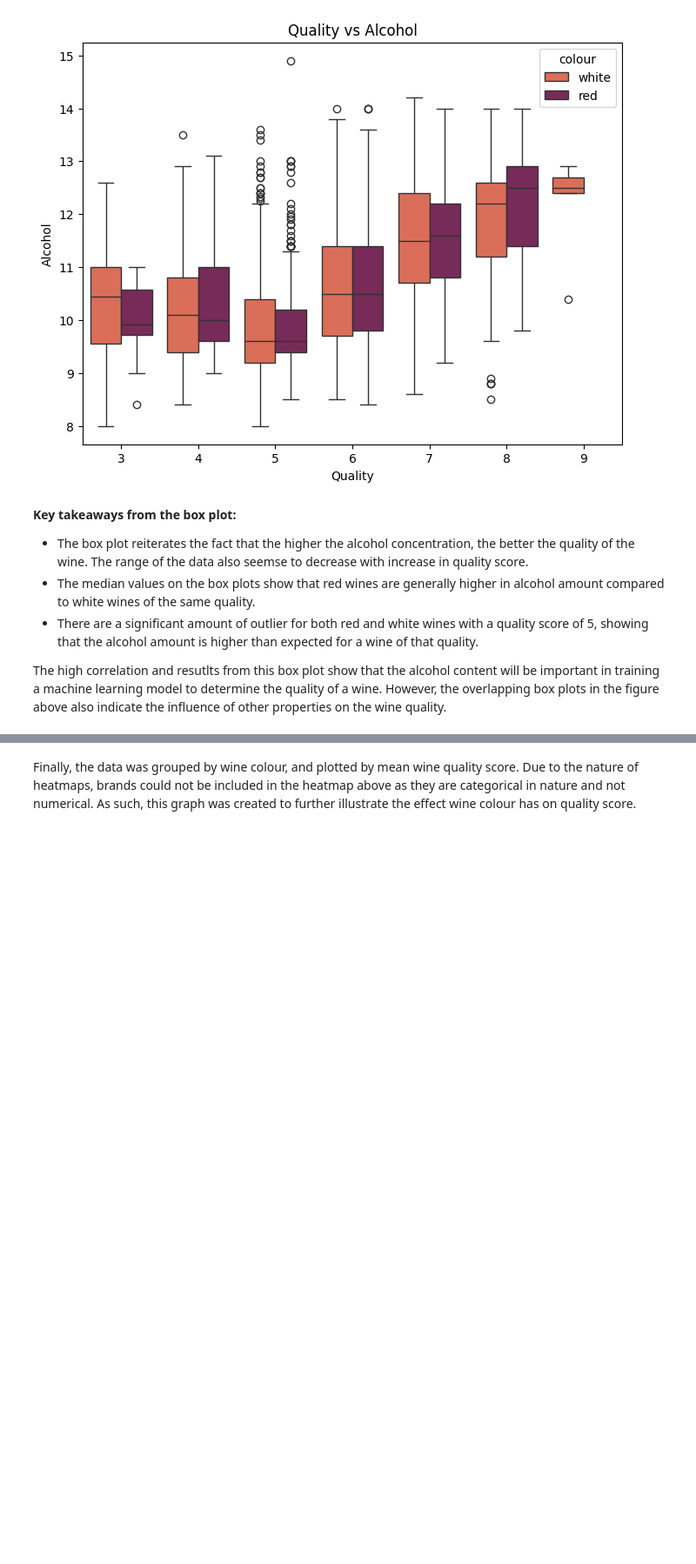
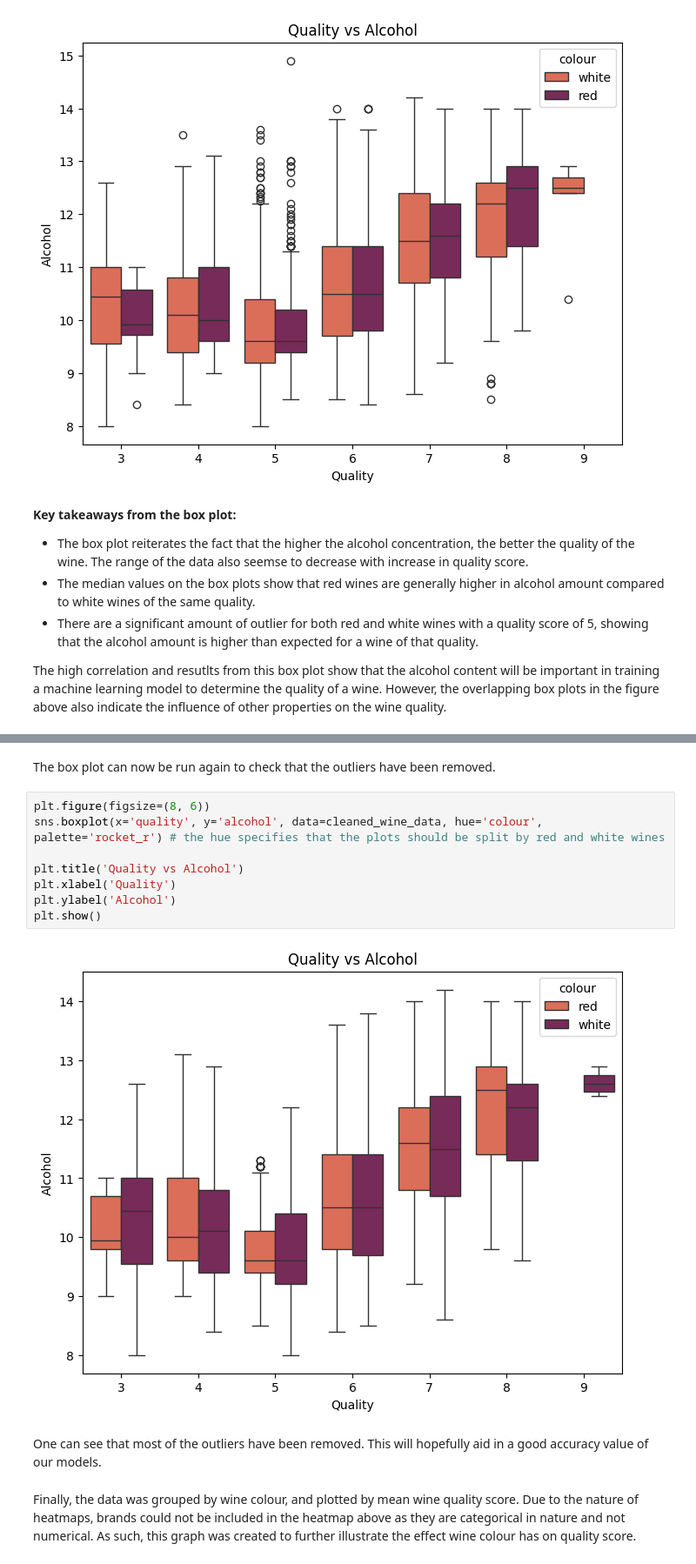
Before and after one commit to larasacodes/ML_Project_LaraAmusan, a Jupyter notebook: Wine_Quality_Predictor_LaraAmusan.ipynb, the cells around one changed output, grey strips where cells are left out. Shown at 87% size. Cells and saved outputs as stored; diff of their text form; blank space fills up the shorter version.

```diff
--- a/Wine_Quality_Predictor_LaraAmusan.ipynb
+++ b/Wine_Quality_Predictor_LaraAmusan.ipynb
@@ -370,3 +420,17 @@ The high correlation and resutlts from this box plot show that the alcohol conte
+# %% [markdown]
+The box plot can now be run again to check that the outliers have been removed.
+# %%
+plt.figure(figsize=(8, 6))
+sns.boxplot(x='quality', y='alcohol', data=cleaned_wine_data, hue='colour', palette='rocket_r') # the hue specifies that the plots should be split by red and white wines
+
+plt.title('Quality vs Alcohol')
+plt.xlabel('Quality')
+plt.ylabel('Alcohol')
+plt.show()
+# %% [output]
+[figure, added]
+# %% [markdown]
+One can see that most of the outliers have been removed. This will hopefully aid in a good accuracy value of our models.
 # %% [markdown]
 Finally, the data was grouped by wine colour, and plotted by mean wine quality score. Due to the nature of heatmaps, brands could not be included in the heatmap above as they are categorical in nature and not numerical. As such, this graph was created to further illustrate the effect wine colour has on quality score.
 # %%
```
Also changed, not shown: parts of 25 cells of this notebook.
